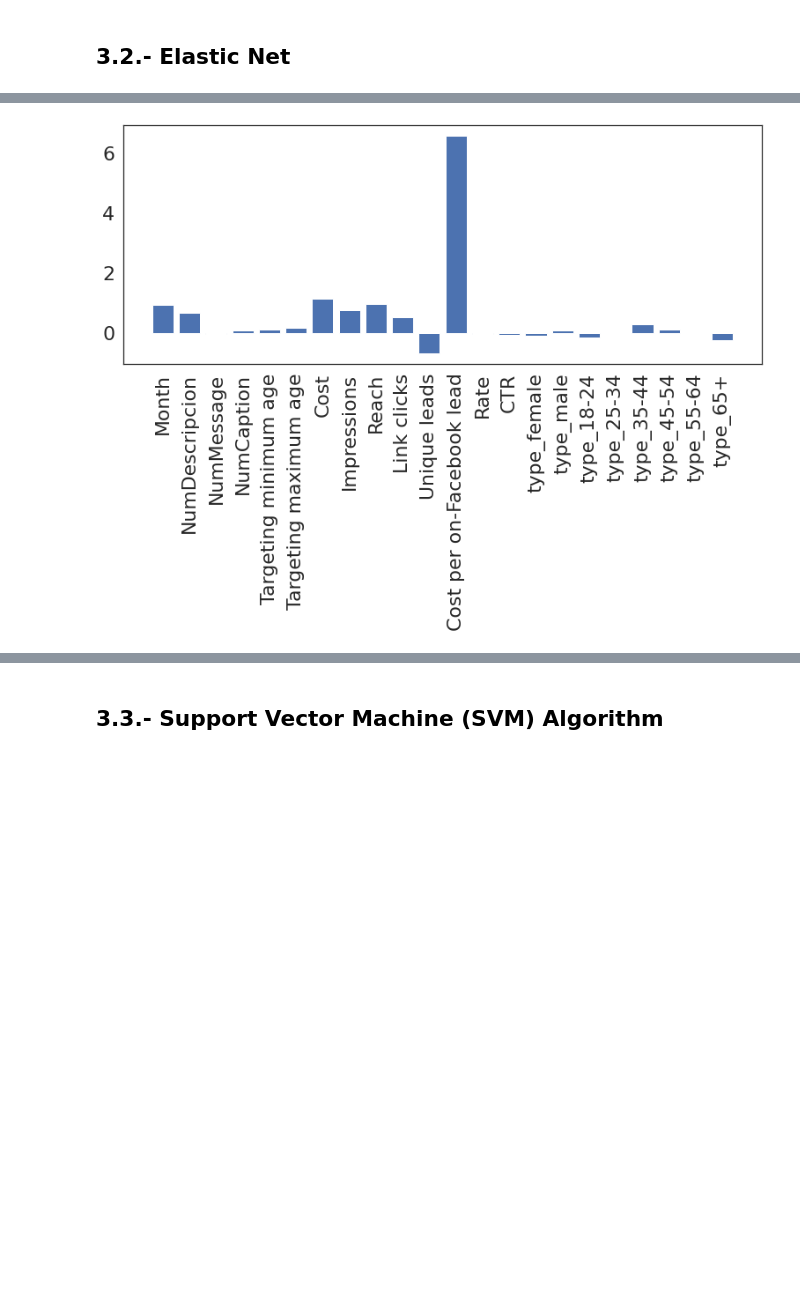
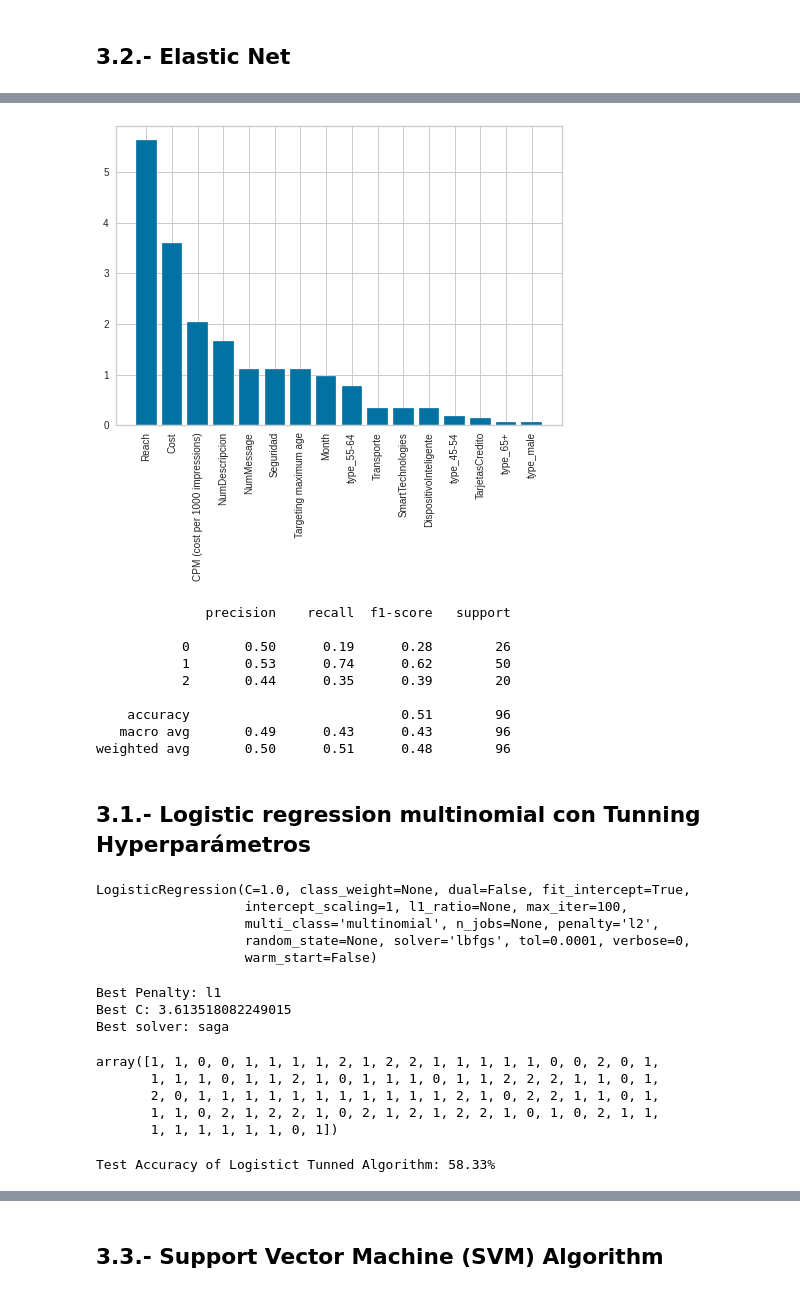
Before and after one commit to cvillarr123/marketingKPI, a Jupyter notebook: CLASIFICACION.ipynb, the cells around one changed output, grey strips where cells are left out. Saved outputs shown, nothing was run; the diff lists cells and outputs as text; code cells hidden in the pictures; blank space fills up the shorter version.

```diff
--- a/CLASIFICACION.ipynb
+++ b/CLASIFICACION.ipynb
@@ -1072,10 +1048,10 @@ Plot of a ROC
 # %% [markdown]
 ## 3.2.- Elastic Net
 # %%
-accuracies = {}
+
 enet = LogisticRegression(penalty= 'elasticnet', solver= 'saga', max_iter=500,l1_ratio=0.1)
-enet.fit(x_train, y_train)
-acc = enet.score(x_test,y_test)*100
+enet.fit(x_train_cp, y_train)
+acc = enet.score(x_test_cp,y_test)*100
 accuracies['enet'] = acc
 print("Test Accuracy of Elastic net Algorithm: {:.2f}%".format(acc))
 # %% [output]
@@ -1083,9 +1059,10 @@ Test Accuracy of Elastic net Algorithm: 75.00%
+# %%
+# get importance
+importances = enet.coef_[0]
 # %%
-# get importance
-importance = enet.coef_[0]
-
 # summarize feature importance
-df_imp = pd.DataFrame({'feature':list(x_train.columns), 'importance':importance})
-display(df_imp.sort_values('importance', ascending=False).head(20))
+df_imp = pd.DataFrame({'feature':list(x_train_cp.columns), 'importance':importances})
+df_imp.sort_values('importance', ascending=False,inplace=True)
+df_imp[df_imp.importance >= 0.05 ].head(10)
 # %% [output]
 |  | feature | importance |
@@ -1108,9 +1079,33 @@ display(df_imp.sort_values('importance', ascending=False).head(20))
 # %%
 # plot feature importance
-plt.figure(figsize = (13,5))
-plt.bar(list(x_train.columns), importance)
-plt.xticks(rotation = 90)
-#plt.ylim((0,10)
+plt.bar(df_imp[df_imp.importance >= 0.05 ].feature,df_imp[df_imp.importance >= 0.05 ].importance)
+plt.xticks(rotation=90)
 plt.show()
 # %% [output]
-[figure, old version]
+[figure, new version]
+# %%
+print( classification_report(y_test, enet.predict(x_test_cp)) )
+# %% [output]
+              precision    recall  f1-score   support
+
+           0       0.50      0.19      0.28        26
+           1       0.53      0.74      0.62        50
+           2       0.44      0.35      0.39        20
+
+    accuracy                           0.51        96
+   macro avg       0.49      0.43      0.43        96
+weighted avg       0.50      0.51      0.48        96
+# %% [markdown]
+## 3.1.- Logistic regression multinomial con Tunning Hyperparámetros
+# %%
+# define the multinomial logistic regression model
+model_tunlg = LogisticRegression(multi_class='multinomial')
+model_tunlg
+
+#‘newton-cg’, ‘sag’, ‘saga’ and ‘lbfgs’
+# %% [output]
+LogisticRegression(C=1.0, class_weight=None, dual=False, fit_intercept=True,
+                   intercept_scaling=1, l1_ratio=None, max_iter=100,
+                   multi_class='multinomial', n_jobs=None, penalty='l2',
+                   random_state=None, solver='lbfgs', tol=0.0001, verbose=0,
+                   warm_start=False)
@@ -1116,0 +1129,24 @@ plt.show()
+# %%
+# View best hyperparameters
+print('Best Penalty:', best_model_lg.best_estimator_.get_params()['penalty'])
+print('Best C:', best_model_lg.best_estimator_.get_params()['C'])
+print('Best solver:', best_model_lg.best_estimator_.get_params()['solver'])
+# %% [output]
+Best Penalty: l1
+Best C: 3.613518082249015
+Best solver: saga
+# %%
+# Predict target vector
+best_model_lg.predict(x_test_cp)
+# %% [output]
+array([1, 1, 0, 0, 1, 1, 1, 1, 2, 1, 2, 2, 1, 1, 1, 1, 1, 0, 0, 2, 0, 1,
+       1, 1, 1, 0, 1, 1, 2, 1, 0, 1, 1, 1, 0, 1, 1, 2, 2, 2, 1, 1, 0, 1,
+       2, 0, 1, 1, 1, 1, 1, 1, 1, 1, 1, 1, 1, 2, 1, 0, 2, 2, 1, 1, 0, 1,
+       1, 1, 0, 2, 1, 2, 2, 1, 0, 2, 1, 2, 1, 2, 2, 1, 0, 1, 0, 2, 1, 1,
+       1, 1, 1, 1, 1, 1, 0, 1])
+# %%
+acc = best_model_lg.score(x_test_cp,y_test)*100
+accuracies['best_model_lg'] = acc
+print("Test Accuracy of Logistict Tunned Algorithm: {:.2f}%".format(acc))
+# %% [output]
+Test Accuracy of Logistict Tunned Algorithm: 58.33%
```
Also changed, not shown: parts of 60 cells of this notebook.
